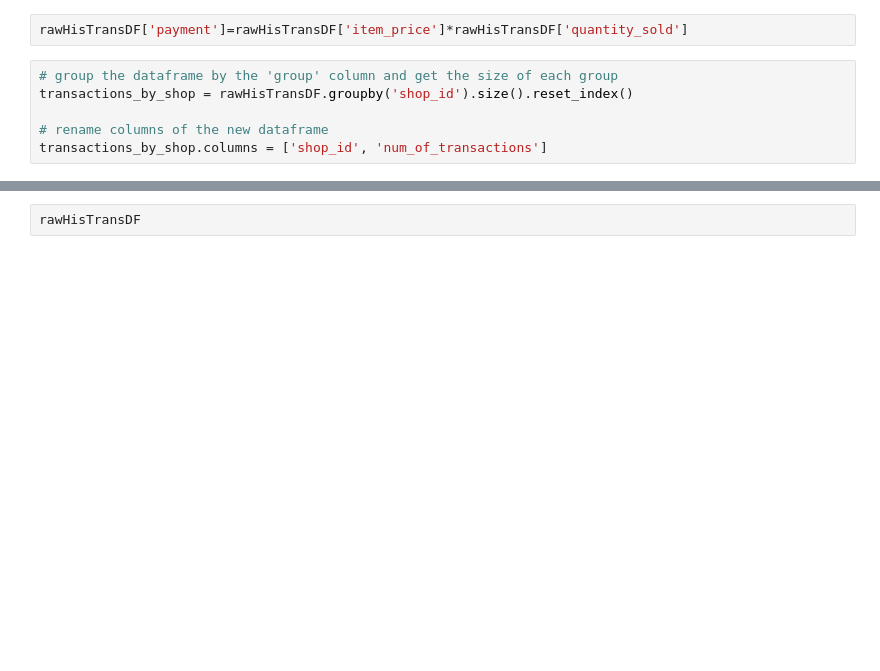
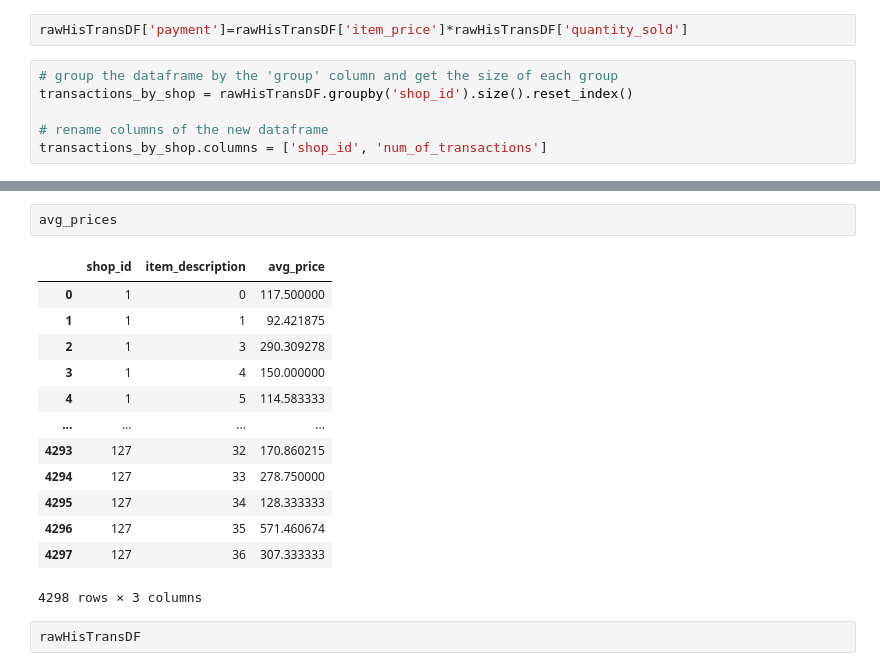
Before and after one commit to codened/DataStorm-4.0, a Jupyter notebook: stormingRoundDay_3/new.ipynb, the cells around one changed output, grey strips where cells are left out. Drawn from its saved outputs; the diff is of its cells as text; blank space fills up the shorter version.

```diff
--- a/stormingRoundDay_3/new.ipynb
+++ b/stormingRoundDay_3/new.ipynb
@@ -87,3 +80,19 @@ transactions_by_shop
+# %%
+avg_prices
+# %% [output]
+|  | shop_id | item_description | avg_price |
+| 0 | 1 | 0 | 117.500000 |
+| 1 | 1 | 1 | 92.421875 |
+| 2 | 1 | 3 | 290.309278 |
+| 3 | 1 | 4 | 150.000000 |
+| 4 | 1 | 5 | 114.583333 |
+| ... | ... | ... | ... |
+| 4293 | 127 | 32 | 170.860215 |
+| 4294 | 127 | 33 | 278.750000 |
+| 4295 | 127 | 34 | 128.333333 |
+| 4296 | 127 | 35 | 571.460674 |
+| 4297 | 127 | 36 | 307.333333 |
+4298 rows × 3 columns
 # %%
 rawHisTransDF
 # %% [output]
```
Also changed, not shown: parts of 25 cells of this notebook.
